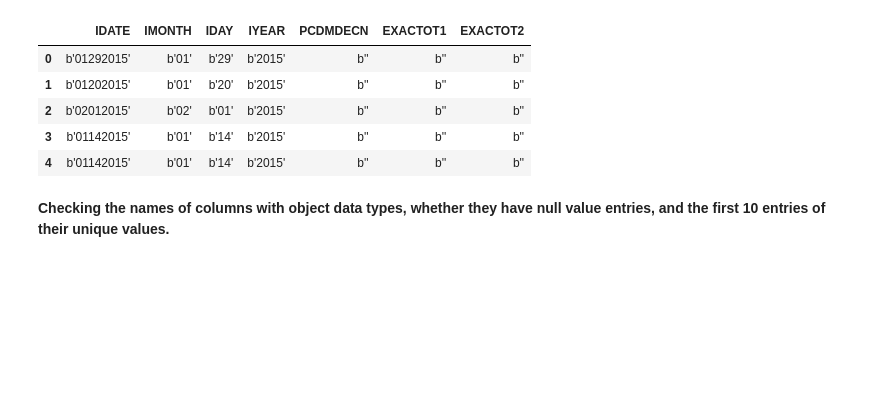
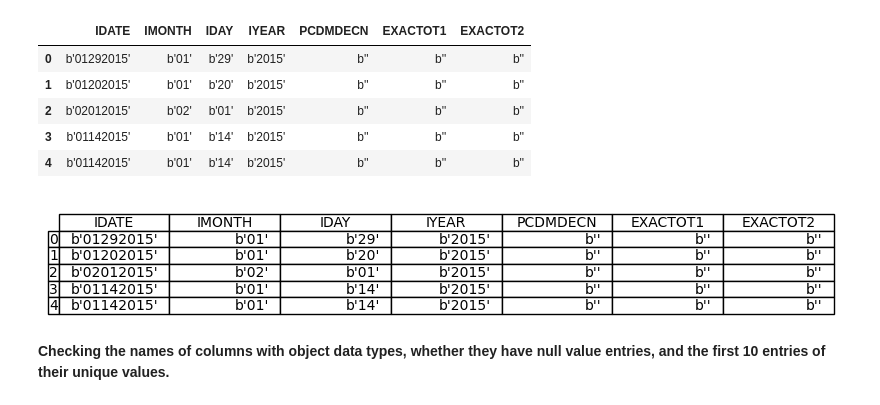
Before and after one commit to Hiram32/Springboard, a Jupyter notebook: Capstone_Project_2/Code/Data_Wrangling.ipynb, the cells around one changed output. Drawn from its saved outputs; the diff is of its cells as text; code cells hidden in the pictures; blank space fills up the shorter version.

Commit message:
Added directory my_package

```diff
--- a/Capstone_Project_2/Code/Data_Wrangling.ipynb
+++ b/Capstone_Project_2/Code/Data_Wrangling.ipynb
@@ -85,6 +85,11 @@ df_raw[cols_obj_dtypes].head()
 | 2 | b'02012015' | b'02' | b'01' | b'2015' | b'' | b'' | b'' |
 | 3 | b'01142015' | b'01' | b'14' | b'2015' | b'' | b'' | b'' |
 | 4 | b'01142015' | b'01' | b'14' | b'2015' | b'' | b'' | b'' |
+# %%
+from my_package.functions import make_image_table
+make_image_table(df_raw[cols_obj_dtypes].head(), (10, 10))
+# %% [output]
+[figure, added]
 # %% [markdown]
 **Checking the names of columns with object data types, whether they have null value entries, and the first 10 entries of their unique values.**
 # %%
```
Also changed, not shown: 3 other files.
